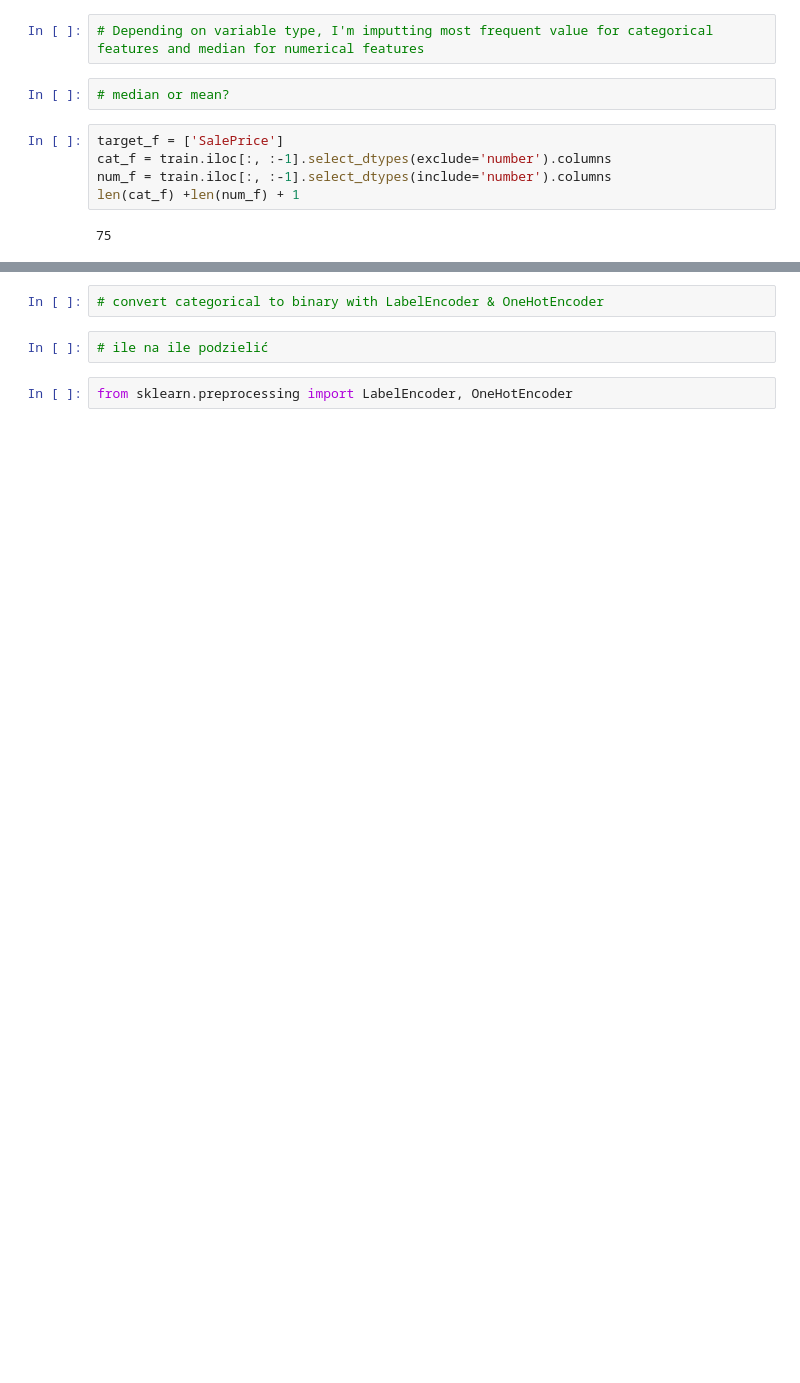
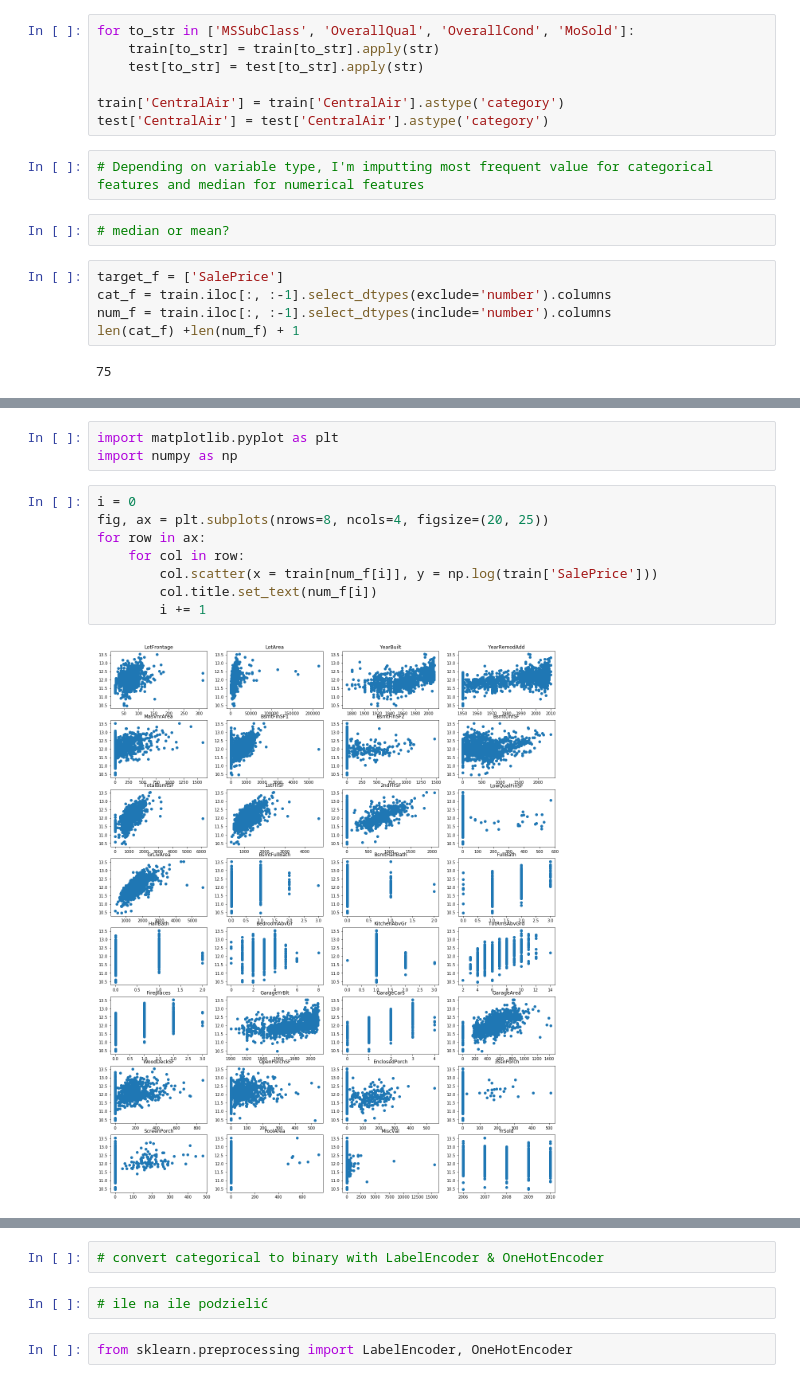
Before and after one commit to kwro/Kaggle_Home_Prices_Competition, a Jupyter notebook: home data.ipynb, the cells around one changed output, grey strips where cells are left out. Saved outputs shown, nothing was run; the diff lists cells and outputs as text; blank space fills up the shorter version.

```diff
--- a/home data.ipynb
+++ b/home data.ipynb
@@ -80,3 +100,10 @@ train.shape
+# %%
+for to_str in ['MSSubClass', 'OverallQual', 'OverallCond', 'MoSold']:
+    train[to_str] = train[to_str].apply(str)
+    test[to_str] = test[to_str].apply(str)
+
+train['CentralAir'] = train['CentralAir'].astype('category')
+test['CentralAir'] = test['CentralAir'].astype('category')
 # %%
 # Depending on variable type, I'm imputting most frequent value for categorical features and median for numerical features
 # %%
@@ -90,0 +129,13 @@ len(cat_f) +len(num_f) + 1
+# %%
+import matplotlib.pyplot as plt
+import numpy as np
+# %%
+i = 0
+fig, ax = plt.subplots(nrows=8, ncols=4, figsize=(20, 25))
+for row in ax:
+    for col in row:
+        col.scatter(x = train[num_f[i]], y = np.log(train['SalePrice']))
+        col.title.set_text(num_f[i])
+        i += 1
+# %% [output]
+[figure, added]
```
Also changed, not shown: parts of 48 cells of this notebook.
